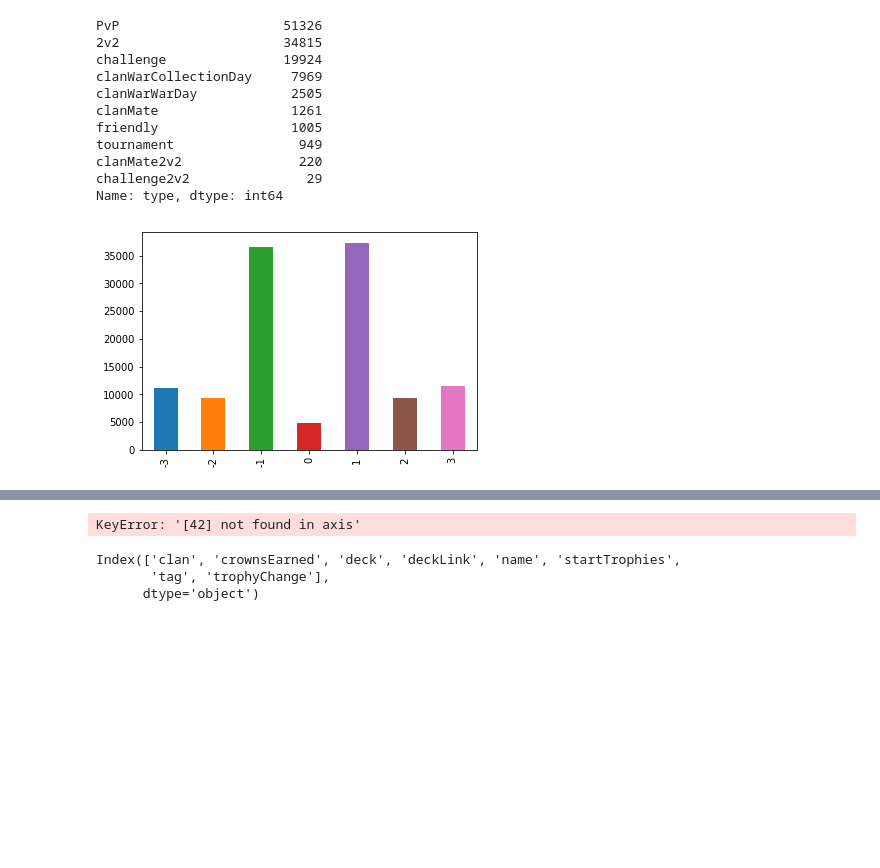
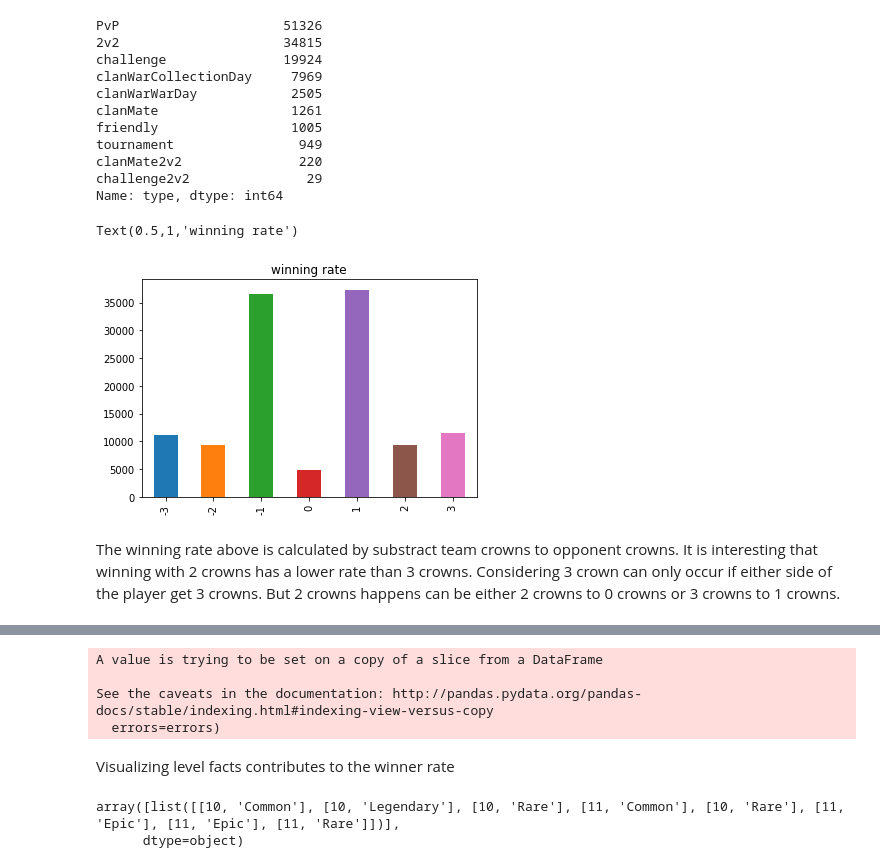
Before and after one commit to JiahongXue/Clash-Royale-Card-Usage-Analysis, a Jupyter notebook: Data Cleaning and Manipulation.ipynb, the cells around one changed output, grey strips where cells are left out. Saved outputs shown, nothing was run; the diff lists cells and outputs as text; code cells hidden in the pictures; blank space fills up the shorter version.

Commit message:
Updated and added level advantage to wining rate analysis

```diff
--- a/Data Cleaning and Manipulation.ipynb
+++ b/Data Cleaning and Manipulation.ipynb
@@ -12,4 +32,5 @@ from dateutil import parser
 # %%
-with open("battles_temp.json", "r") as f:
+#data size
+with open("2019-01-20_battles.json", "r") as f:
     print(sum(1 for row in f))
 # %% [output]
@@ -78,7 +94,13 @@ clanMate2v2               220
 challenge2v2               29
 Name: type, dtype: int64
 # %%
+## wining rate by # of towers taken down
 battles_df.winner.value_counts().sort_index().plot(kind = 'bar');
+plt.title("winning rate")
 # %% [output]
+Text(0.5,1,'winning rate')
-[figure, old version]
+[figure, new version]
+# %% [markdown]
+The winning rate above is calculated by substract team crowns to opponent crowns.
+It is interesting that winning with 2 crowns has a lower rate than 3 crowns. Considering 3 crown can only occur if either side of the player get 3 crowns. But 2 crowns happens can be either 2 crowns to 0 crowns or 3 crowns to 1 crowns.
 # %%
@@ -108,10 +130,20 @@ PVP_battles_df.reset_index().drop("index", axis = 1)
 PVP_battles_df.drop(42,axis=0,inplace = True)
 # somehow this row has has PVP type but 2 opponent data. Which is not True for PVP battle
 # %% [output]
-KeyError: '[42] not found in axis'
+A value is trying to be set on a copy of a slice from a DataFrame
+
+See the caveats in the documentation: http://pandas.pydata.org/pandas-docs/stable/indexing.html#indexing-view-versus-copy
+  errors=errors)
-# %%
-pd.DataFrame(PVP_battles_df.opponent.iloc[0:1].values[0]).columns
-# %% [output]
-Index(['clan', 'crownsEarned', 'deck', 'deckLink', 'name', 'startTrophies',
-       'tag', 'trophyChange'],
-      dtype='object')
+# %% [markdown]
+Visualizing level facts contributes to the winner rate
+# %%
+## adjust card level. Rationale from Supercell recent updates
+## illustrating in this cell
+## implemented in the next cell
+pd.DataFrame(PVP_battles_df.team.apply(lambda x:([[l["level"]+8,l['rarity']] if l['rarity'] == "Legendary"
+                                                  else [l["level"]+5,l['rarity']] if l['rarity'] == "Epic"
+                                                  else [l['level']+2,l['rarity']] if l['rarity'] == 'Rare'
+                                                  else [l['level'],l['rarity']] for l in x[0]['deck']]))).loc[84].values
+# %% [output]
+array([list([[10, 'Common'], [10, 'Legendary'], [10, 'Rare'], [11, 'Common'], [10, 'Rare'], [11, 'Epic'], [11, 'Epic'], [11, 'Rare']])],
+      dtype=object)
```
Also changed, not shown: parts of 18 cells of this notebook, 1 other file.
